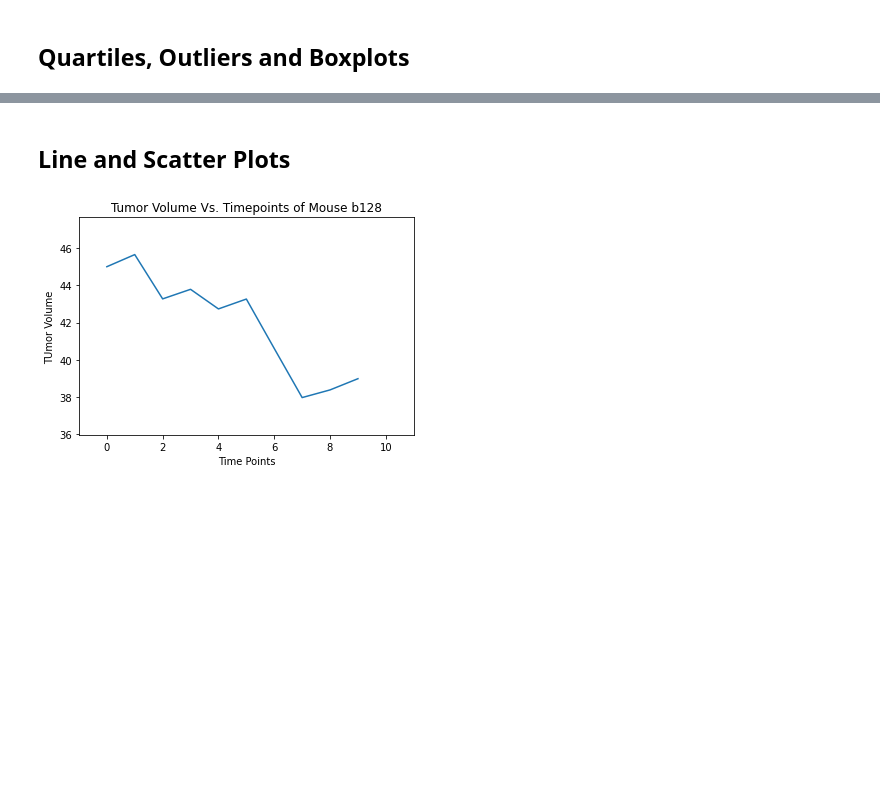
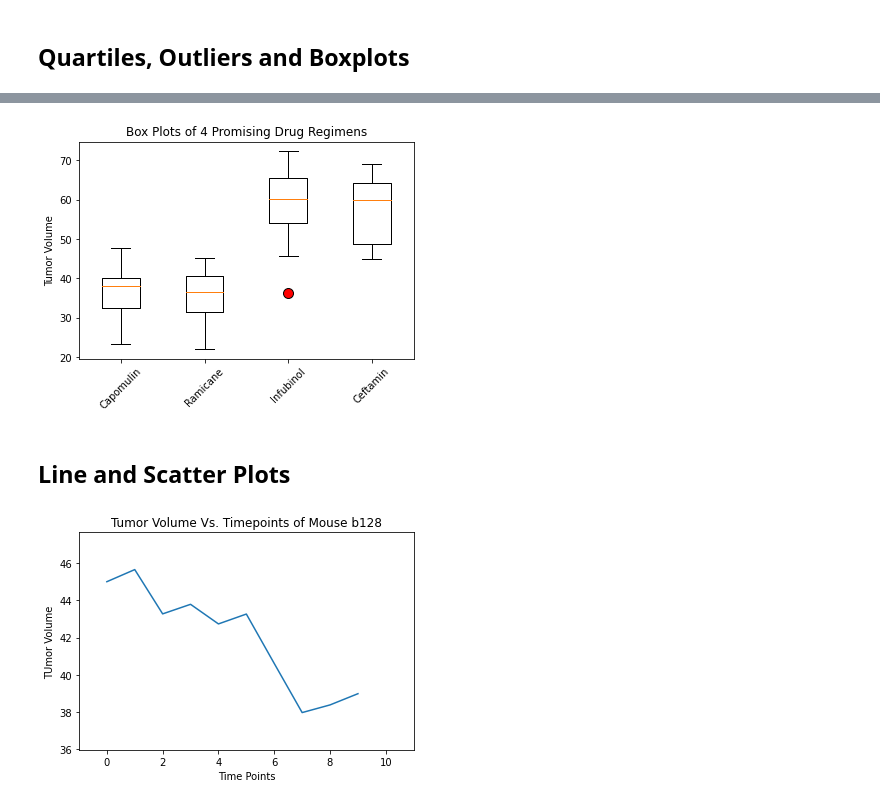
Before and after one commit to kennethcandersen/matplotlib, a Jupyter notebook: pymaceuticals_starter.ipynb, the cells around one changed output, grey strips where cells are left out. Cells and saved outputs as stored; diff of their text form; code cells hidden in the pictures; blank space fills up the shorter version.

```diff
--- a/pymaceuticals_starter.ipynb
+++ b/pymaceuticals_starter.ipynb
@@ -267,3 +265,18 @@ Values below 30.15 or above 90.92 could be outliers
+# %%
+# Generate a box plot of the final tumor volume of each mouse across four regimens of interest
+
+x_axis = drug_regimens
+fig1, ax1 = plt.subplots()
+ax1.set_title('Box Plots of 4 Promising Drug Regimens')
+flierprops = dict(marker='o', markerfacecolor='r', markersize=10,
+                  linestyle='none')
+ax1.boxplot(tumor_vol_data, flierprops=flierprops)
+ax1.set_ylabel("Tumor Volume")
+plt.xticks([1,2,3,4], drug_regimens, rotation=45)
+plt.show()
+#tumor_vol_data
+# %% [output]
+[figure, added]
 # %% [markdown]
 ## Line and Scatter Plots
 # %%
```
Also changed, not shown: parts of 8 cells of this notebook.
